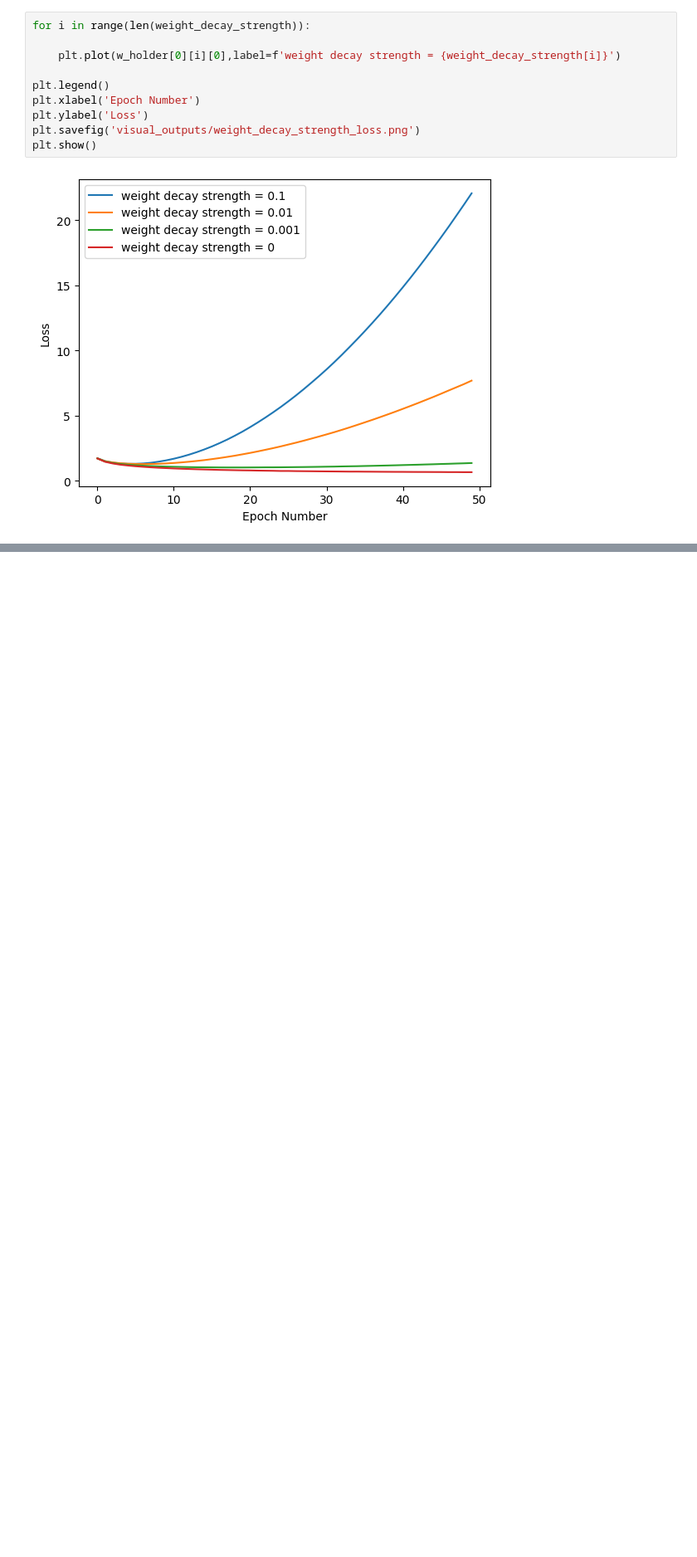
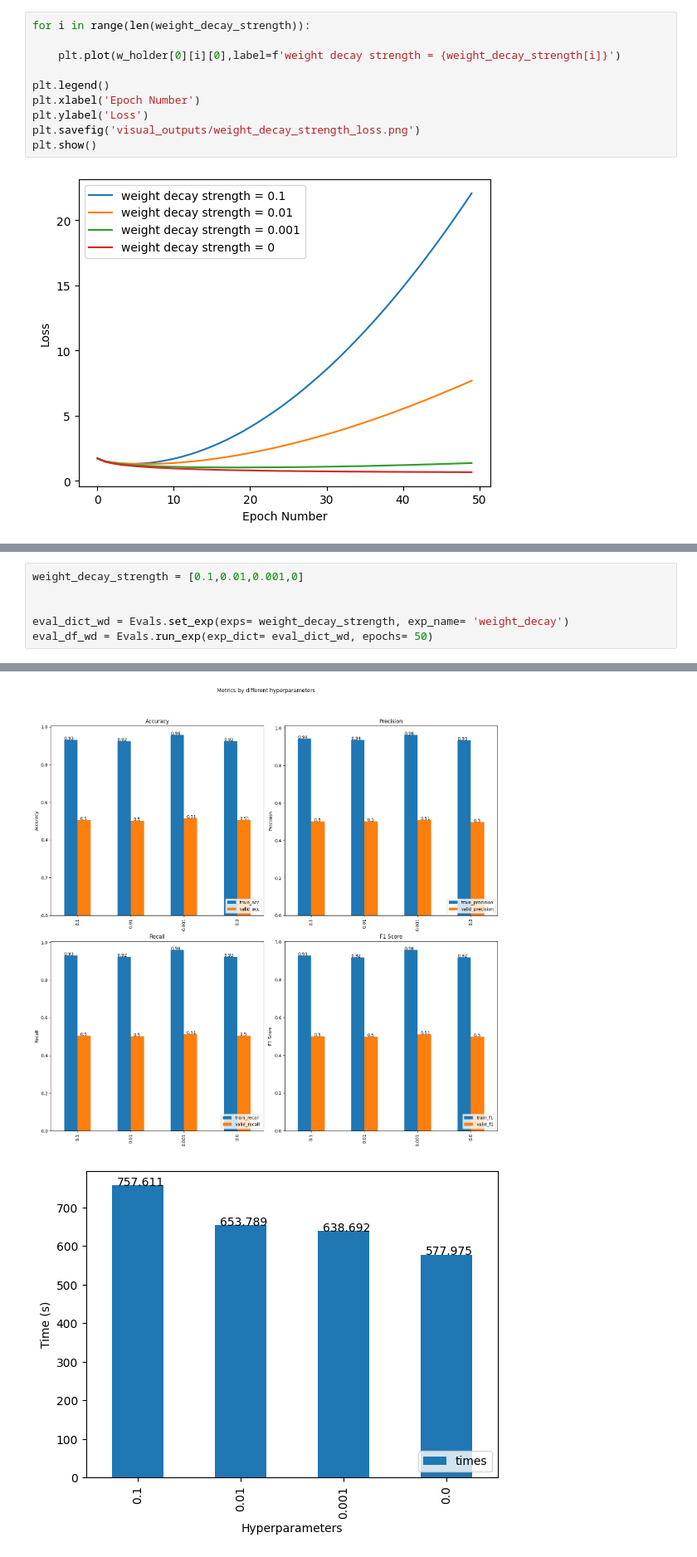
Before and after one commit to Yvnminc/Deep-Neural-Network-Components-Analysis, a Jupyter notebook: Experiment-Dropout-Optimiser-Regularizer.ipynb, the cells around one changed output, grey strips where cells are left out. Shown at 83% size. Drawn from its saved outputs; the diff is of its cells as text; blank space fills up the shorter version.

```diff
--- a/Experiment-Dropout-Optimiser-Regularizer.ipynb
+++ b/Experiment-Dropout-Optimiser-Regularizer.ipynb
@@ -292,0 +380,7 @@ plt.show()
+# %%
+weight_decay_strength = [0.1,0.01,0.001,0]
+
+
+eval_dict_wd = Evals.set_exp(exps= weight_decay_strength, exp_name= 'weight_decay')
+eval_df_wd = Evals.run_exp(exp_dict= eval_dict_wd, epochs= 50)
+# %% [output]
@@ -292,0 +404,2 @@ plt.show()
+[figure, added]
+[figure, added]
```
Also changed, not shown: parts of 5 cells of this notebook, 11 other files.
